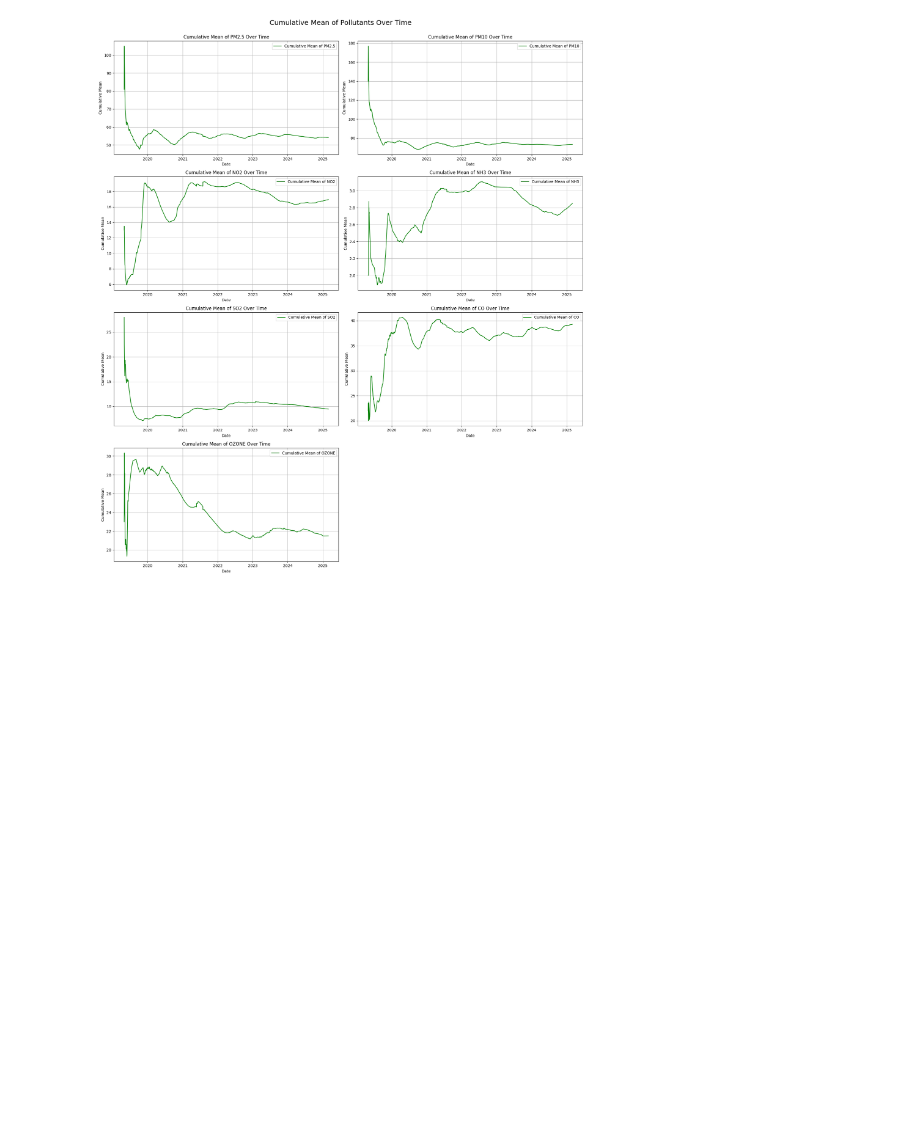
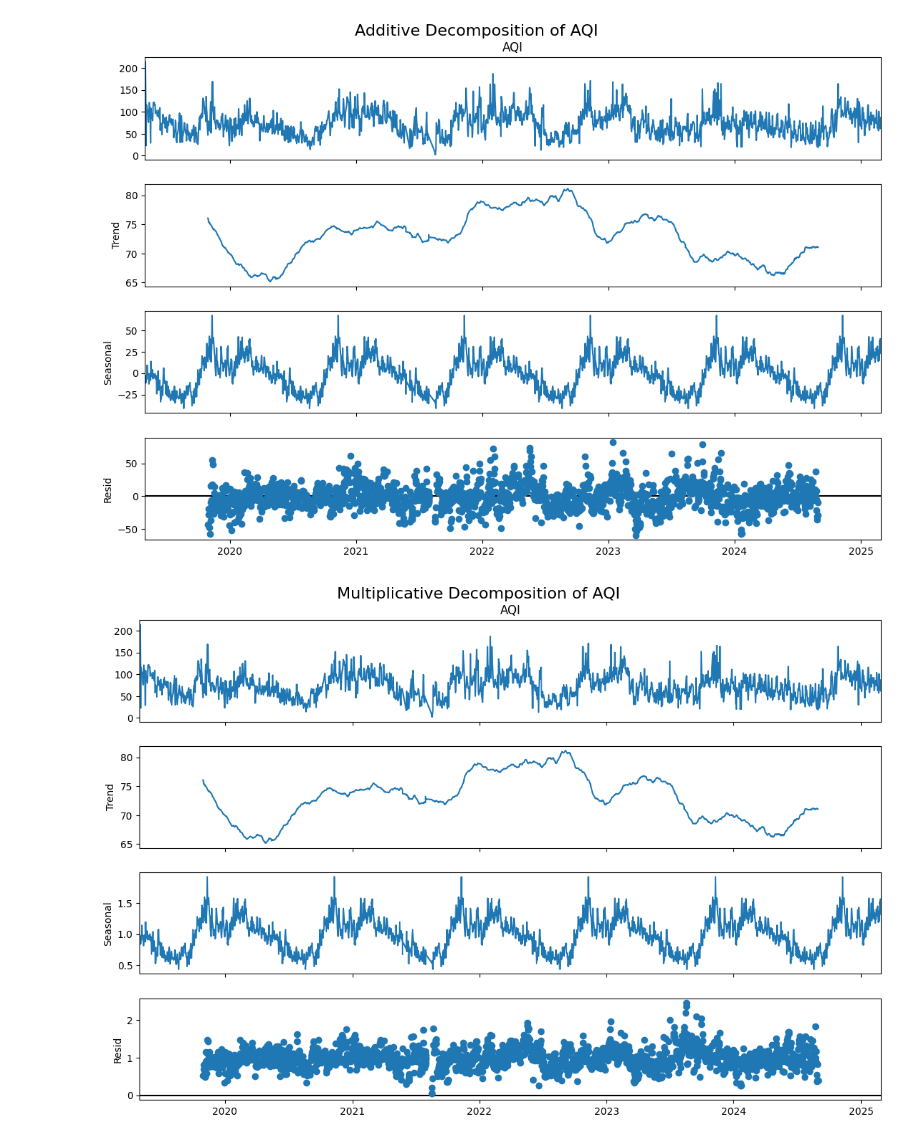
Before and after one commit to Krishil-Jayswal/AQI-Predicter, a Jupyter notebook: 3. TSA/analysis.ipynb, the cells around one changed output. Saved outputs shown, nothing was run; the diff lists cells and outputs as text; code cells hidden in the pictures; blank space fills up the shorter version.

```diff
--- a/3. TSA/analysis.ipynb
+++ b/3. TSA/analysis.ipynb
@@ -29,18 +27,26 @@ plt.show()
-# %%
-plt.figure(figsize=(18, 20))
-
-for i, col in enumerate(pollutants, 1):
-    plt.subplot(4, 2, i)
-    df[f'{col}_cummean'] = df[col].expanding().mean()
-    plt.plot(df.index, df[f'{col}_cummean'], label=f'Cumulative Mean of {col}', color='green')
-    plt.title(f'Cumulative Mean of {col} Over Time')
-    plt.xlabel('Date')
-    plt.ylabel('Cumulative Mean')
-    plt.grid(True)
-    plt.legend()
-    plt.tight_layout()
-
-plt.suptitle('Cumulative Mean of Pollutants Over Time', fontsize=18, y=1.02)
-plt.show()
-# %% [output]
-[figure, removed]
+# %%
+import pandas as pd
+import matplotlib.pyplot as plt
+from statsmodels.tsa.seasonal import seasonal_decompose
+
+# Assuming your AQI time series is in a DataFrame like this:
+# df['Date'] = pd.to_datetime(df['Date'])
+# df.set_index('Date', inplace=True)
+# df['AQI'] = your AQI values
+
+# --- ADDITIVE DECOMPOSITION ---
+result_add = seasonal_decompose(df['AQI'], model='additive', period=365)
+fig = result_add.plot()
+fig.set_size_inches(12, 8)
+fig.suptitle('Additive Decomposition of AQI', fontsize=16)
+plt.show()
+
+# --- MULTIPLICATIVE DECOMPOSITION ---
+result_mult = seasonal_decompose(df['AQI'], model='multiplicative', period=365)
+fig = result_mult.plot()
+fig.set_size_inches(12, 8)
+fig.suptitle('Multiplicative Decomposition of AQI', fontsize=16)
+plt.show()
+# %% [output]
+[figure, added]
+[figure, added]
```
Also changed, not shown: parts of 10 cells of this notebook, 1 other file.
